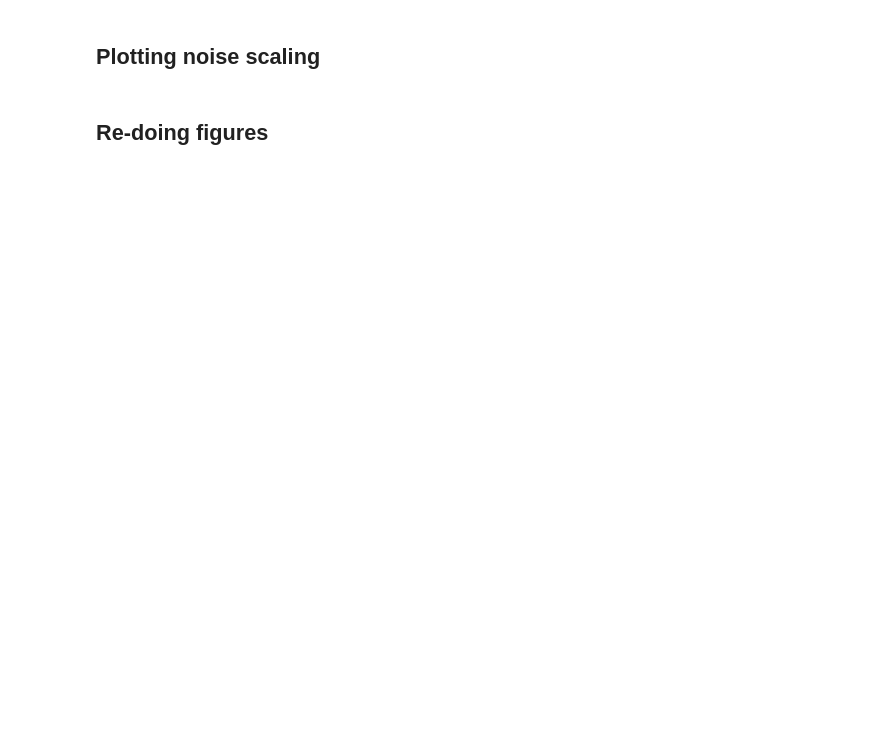
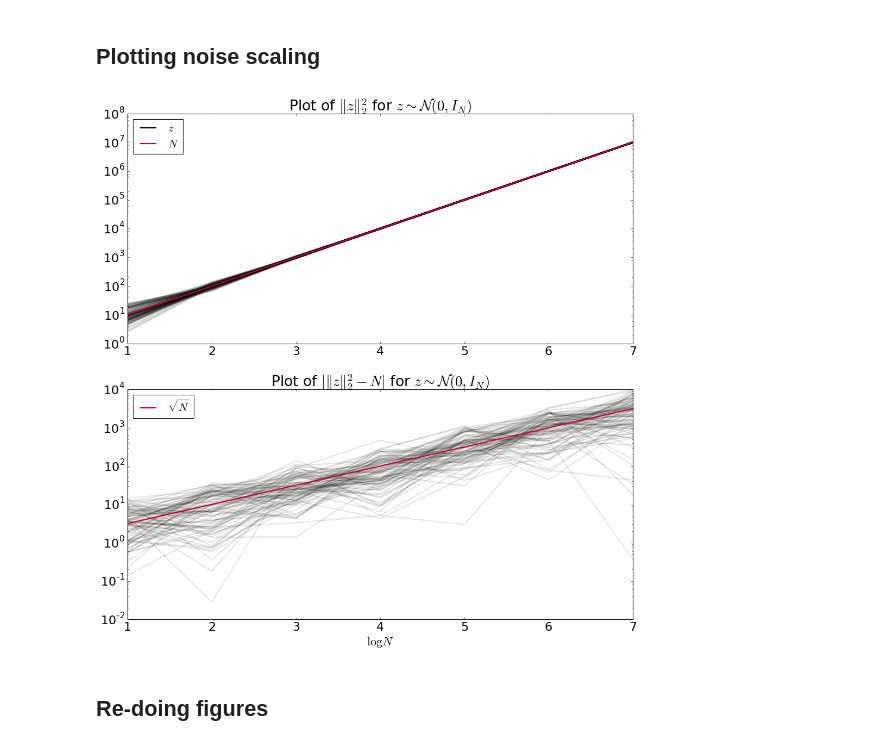
Before and after one commit to asberk/empirical-lasso-mse, a Jupyter notebook: python/Empirical PD and Lasso MSE.ipynb, the cells around one changed output. Cells and saved outputs as stored; diff of their text form; code cells hidden in the pictures; blank space fills up the shorter version.

```diff
--- a/python/Empirical PD and Lasso MSE.ipynb
+++ b/python/Empirical PD and Lasso MSE.ipynb
@@ -140,36 +140,38 @@ for logN in range(1, logNmax+1):
 matplotlib.rcParams.update({'font.size': 20})
 fontSize = 24
 legendFontSize = 18
 
 plt.subplots(figsize=(15,15))
 
 # # # Plot 1
 plt.subplot(211)
 plt.plot(logNvec, noiseNormSq, c='k', alpha=.1, lw=3);
 plt.plot(logNvec, 10**logNvec, linestyle='-', c=(.8, 0, .2), lw=2);
 plt.yscale('log');
 plt.title('Plot of $\\|z\\|_2^2$ for $z \\sim \\mathcal{N}(0, I_N)$')
 # legend
 black_line = mlines.Line2D([],[], c=(0,0,0), lw=2, linestyle='-', label='$z$')
 red_Nline = mlines.Line2D([],[], c=(.8,0,.2), lw=2, linestyle='-', label='$N$')
 plt.legend(handles=[black_line, red_Nline], loc=2, fontsize=18)
 
 # # # Plot 2
 plt.subplot(212)
 plt.plot(logNvec, np.abs(noiseNormSq - 10**logNvec), c='k', alpha=.1, lw=2);
 plt.plot(logNvec, 10**(logNvec/2), c=(.8,0,.2), lw=2)
 plt.yscale('log')
 plt.xlabel('$\\log N$');
 plt.title('Plot of $|\\|z\\|_2^2 - N|$ for $z \\sim \\mathcal{N}(0, I_N)$');
 
 red_Nline2 = mlines.Line2D([],[], c=(.8,0,.2), lw=2, linestyle='-', label='$\\sqrt{N}$')
 plt.legend(handles=[red_Nline2], loc=2, fontsize=18)
 
 
 #plt.savefig('mynoisefig.svg', dpi=72, format='svg')
-
-plt.gcf().savefig('normalNormDimScaling'+now+'.png', dpi=72, format='png')
-plt.close('all')
+if doSaveFig:
+    plt.gcf().savefig('normalNormDimScaling'+now+'.png', dpi=72, format='png')
+    plt.close('all')
+# %% [output]
+[figure, added]
 # %% [markdown]
 ## Re-doing figures
 # %%
```
Also changed, not shown: parts of 9 cells of this notebook, 2 other files.
